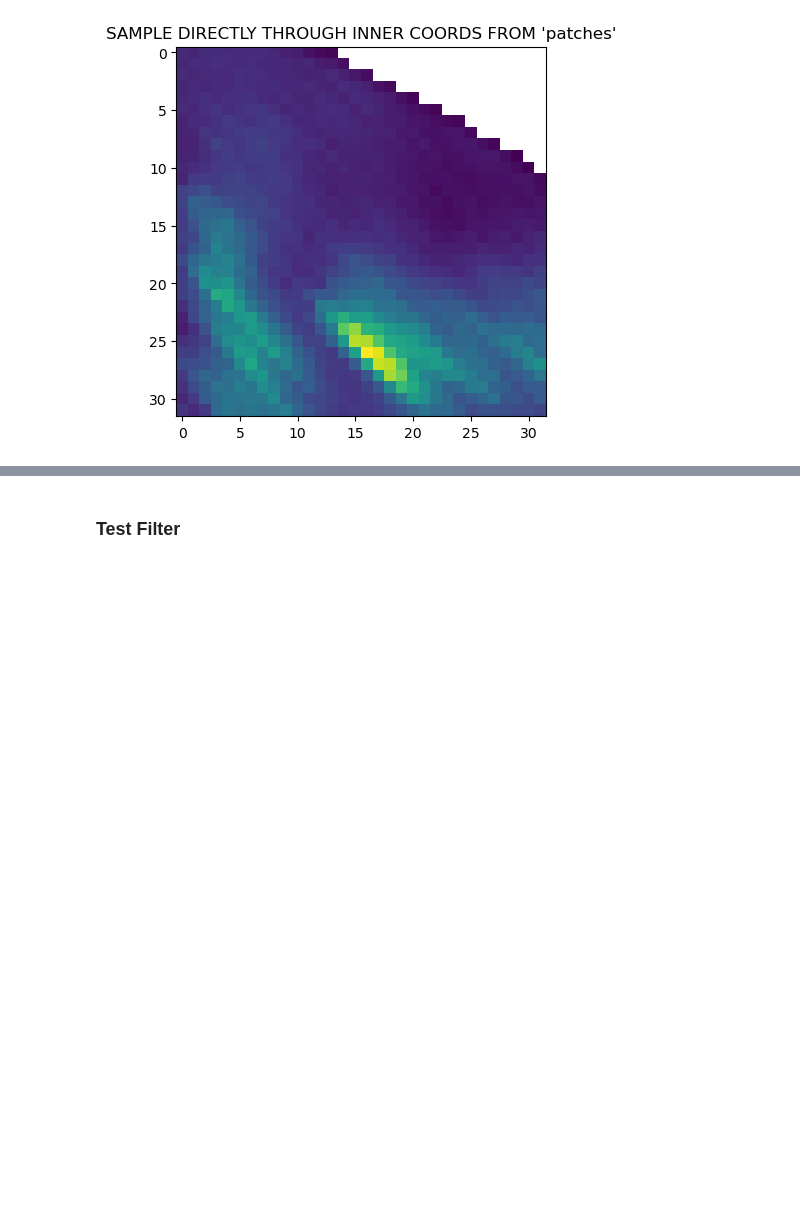
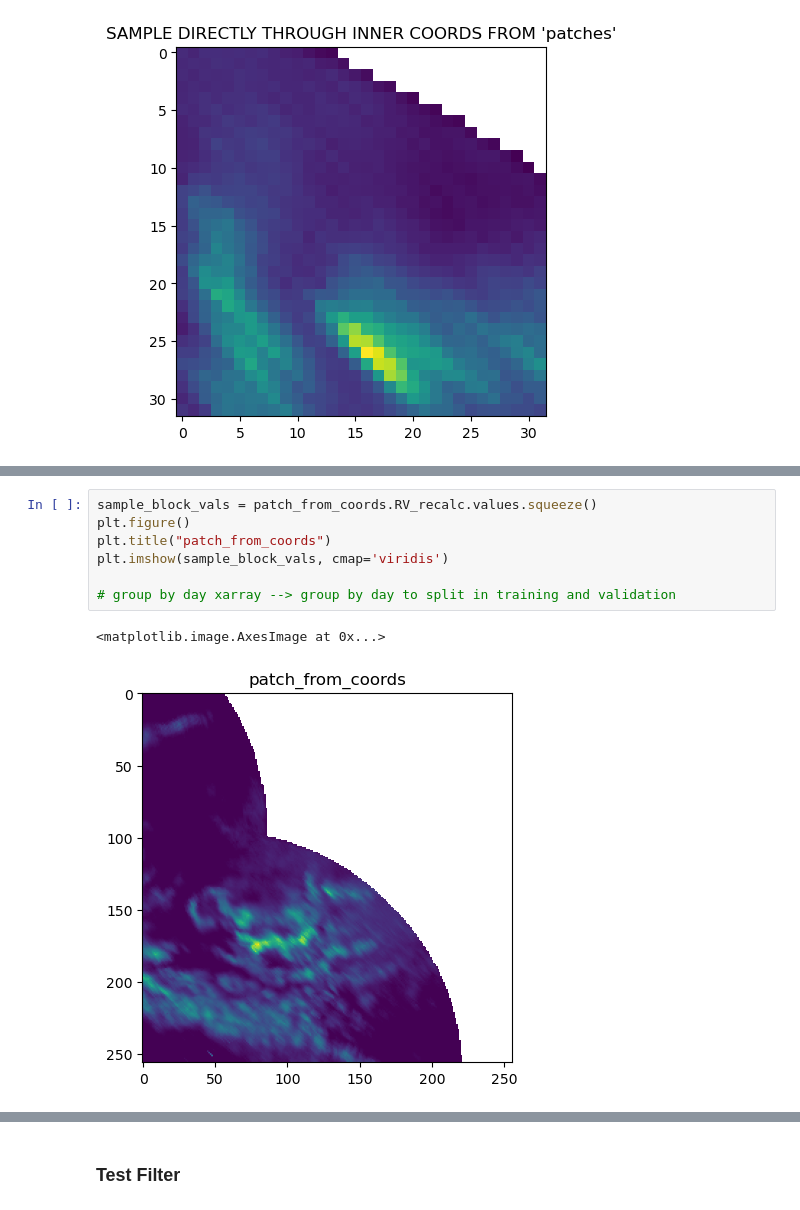
Before and after one commit to Osrip/deep_learn_rain_nowcasting, a Jupyter notebook: notebooks/new_filtering_data_scraper_small_target_patching.ipynb, the cells around one changed output, grey strips where cells are left out. Saved outputs shown, nothing was run; the diff lists cells and outputs as text; blank space fills up the shorter version.

Commit message:
conversion from indecies to coords / dims seems to work

```diff
--- a/notebooks/new_filtering_data_scraper_small_target_patching.ipynb
+++ b/notebooks/new_filtering_data_scraper_small_target_patching.ipynb
@@ -259,0 +396,10 @@ plt.imshow(sample_block_vals, cmap='viridis')
+# %%
+sample_block_vals = patch_from_coords.RV_recalc.values.squeeze()
+plt.figure()
+plt.title("patch_from_coords")
+plt.imshow(sample_block_vals, cmap='viridis')
+
+# group by day xarray --> group by day to split in training and validation
+# %% [output]
+<matplotlib.image.AxesImage at 0x...>
+[figure, added]
```
Also changed, not shown: parts of 10 cells of this notebook.
